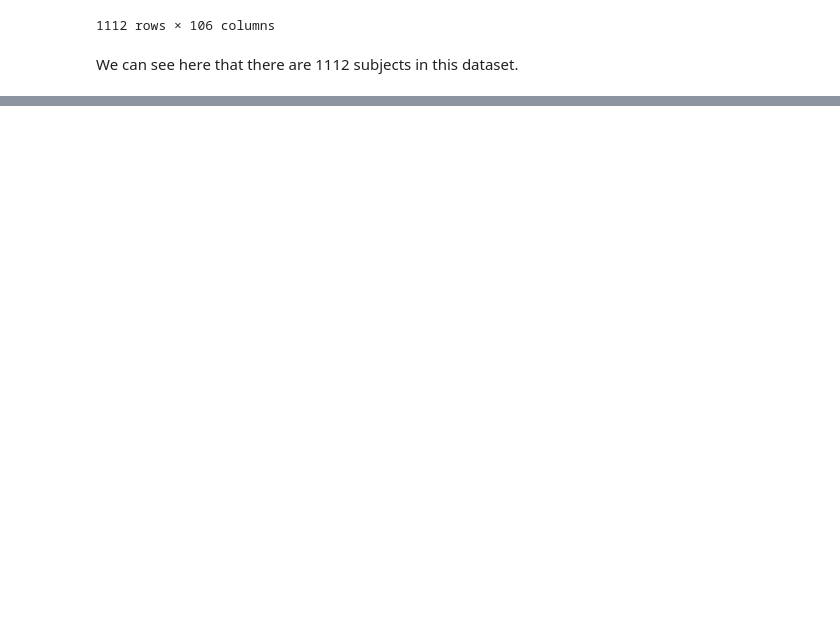
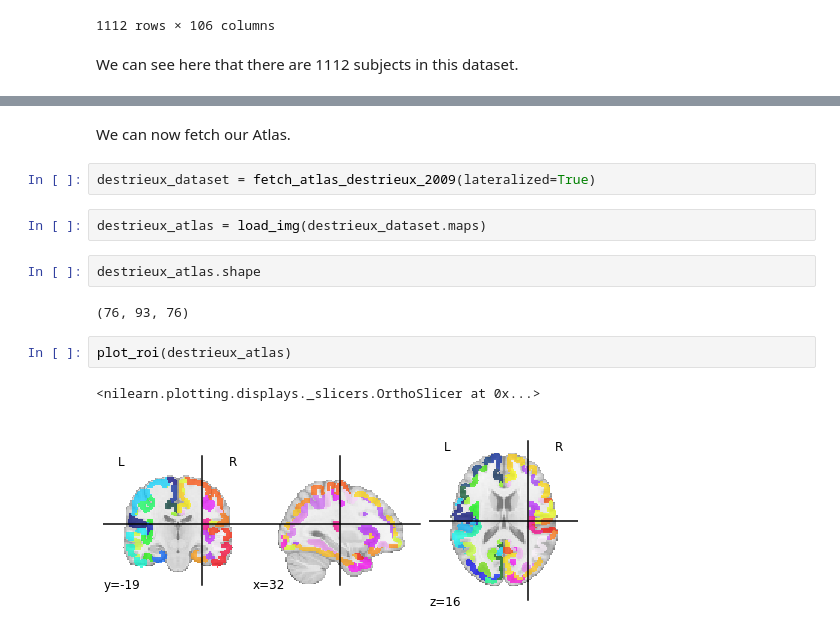
Before and after one commit to M-earnest/Neurocognitive_Psychology, a Jupyter notebook: Code/Data_organisation.ipynb, the cells around one changed output, grey strips where cells are left out. Drawn from its saved outputs; the diff is of its cells as text; blank space fills up the shorter version.

```diff
--- a/Code/Data_organisation.ipynb
+++ b/Code/Data_organisation.ipynb
@@ -33,0 +385,15 @@ We can see here that there are 1112 subjects in this dataset.
+# %% [markdown]
+We can now fetch our Atlas.
+# %%
+destrieux_dataset = fetch_atlas_destrieux_2009(lateralized=True)
+# %%
+destrieux_atlas = load_img(destrieux_dataset.maps)
+# %%
+destrieux_atlas.shape
+# %% [output]
+(76, 93, 76)
+# %%
+plot_roi(destrieux_atlas)
+# %% [output]
+<nilearn.plotting.displays._slicers.OrthoSlicer at 0x...>
+[figure, added]
```
Also changed, not shown: parts of 89 cells of this notebook, 1 other file.
